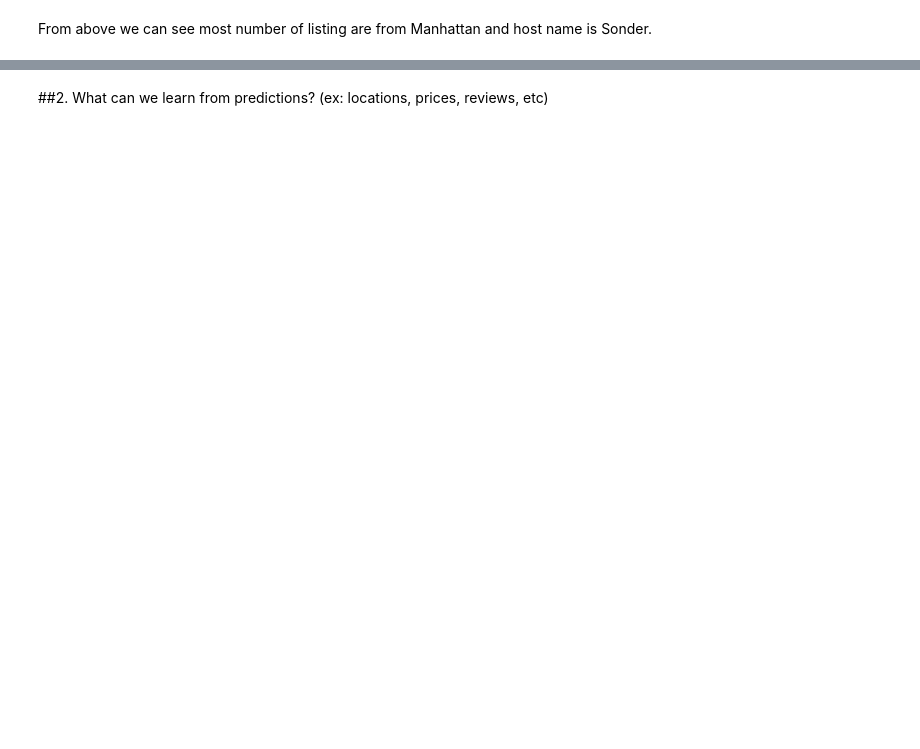
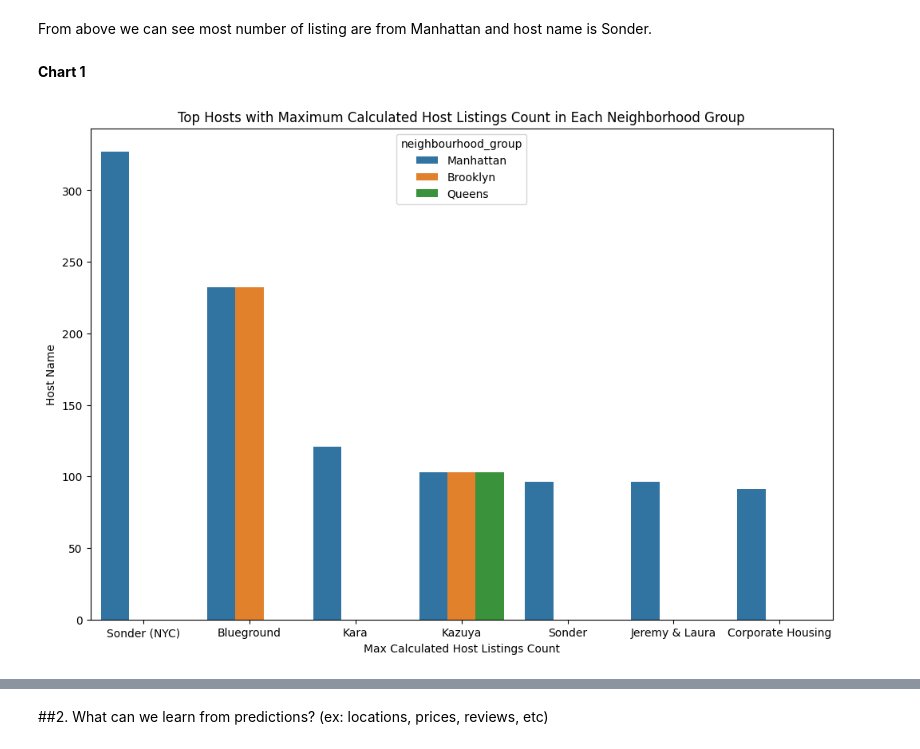
Before and after one commit to suchismita-priya/airbnb_booking_analysis, a Jupyter notebook: airbnb_booking_analysis_final_EDA.ipynb, the cells around one changed output, grey strips where cells are left out. Cells and saved outputs as stored; diff of their text form; code cells hidden in the pictures; blank space fills up the shorter version.

```diff
--- a/airbnb_booking_analysis_final_EDA.ipynb
+++ b/airbnb_booking_analysis_final_EDA.ipynb
@@ -282,2 +550,20 @@ host_areas.sort_values(by='calculated_host_listings_count',ascending = False)
 # %% [markdown]
 From above we can see most number of listing are from Manhattan and host name is Sonder.
+# %% [markdown]
+**Chart 1**
+# %%
+# Analyzing and Visualizing the Top Hosts with Maximum Calculated Host Listings Count in Each Neighborhood Group
+host_areas = df.groupby(['host_name', 'neighbourhood_group'])['calculated_host_listings_count'].max().reset_index()
+
+# Sorting the DataFrame by 'calculated_host_listings_count' in descending order
+host_areas_sorted = host_areas.sort_values(by='calculated_host_listings_count', ascending=False)
+
+# Plotting
+plt.figure(figsize=(12, 8))
+sns.barplot(x='host_name', y='calculated_host_listings_count', hue='neighbourhood_group', data=host_areas_sorted.head(10))
+plt.title('Top Hosts with Maximum Calculated Host Listings Count in Each Neighborhood Group')
+plt.xlabel('Max Calculated Host Listings Count')
+plt.ylabel('Host Name')
+plt.show()
+# %% [output]
+[figure, added]
```
Also changed, not shown: parts of 92 cells of this notebook.
